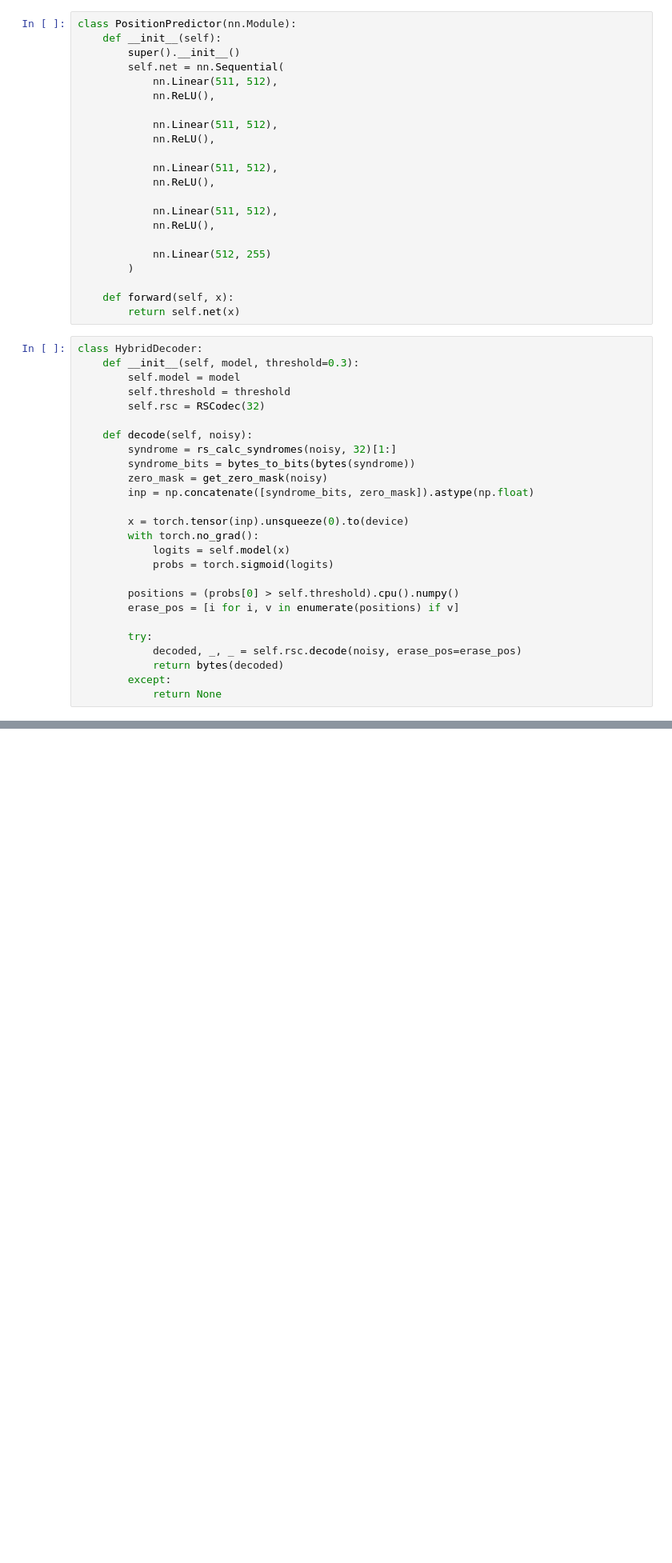
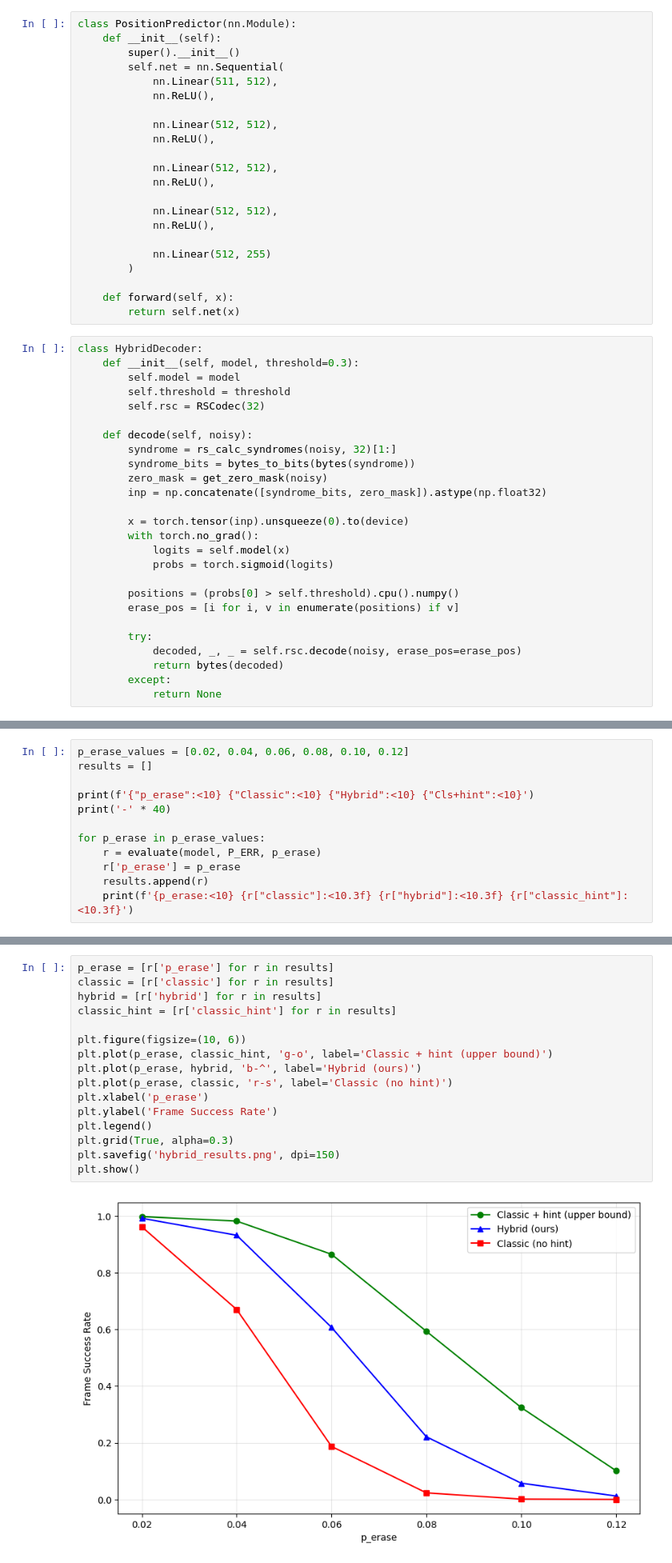
Before and after one commit to kayumov-24B81/RS_oracle, a Jupyter notebook: experiments/02_model.ipynb, the cells around one changed output, grey strips where cells are left out. Shown: that part at 80% size. Drawn from its saved outputs; the diff is of its cells as text; blank space fills up the shorter version.

```diff
--- a/experiments/02_model.ipynb
+++ b/experiments/02_model.ipynb
@@ -27,13 +30,13 @@ class PositionPredictor(nn.Module):
             nn.Linear(511, 512),
             nn.ReLU(),
 
-            nn.Linear(511, 512),
+            nn.Linear(512, 512),
             nn.ReLU(),
 
-            nn.Linear(511, 512),
+            nn.Linear(512, 512),
             nn.ReLU(),
 
-            nn.Linear(511, 512),
+            nn.Linear(512, 512),
             nn.ReLU(),
 
             nn.Linear(512, 255)
@@ -52,7 +55,7 @@ class HybridDecoder:
         syndrome = rs_calc_syndromes(noisy, 32)[1:]
         syndrome_bits = bytes_to_bits(bytes(syndrome))
         zero_mask = get_zero_mask(noisy)
-        inp = np.concatenate([syndrome_bits, zero_mask]).astype(np.float)
+        inp = np.concatenate([syndrome_bits, zero_mask]).astype(np.float32)
 
         x = torch.tensor(inp).unsqueeze(0).to(device)
         with torch.no_grad():
@@ -120,0 +152,12 @@ def evaluate(model, p_err, p_erase, num_samples=1000):
+# %%
+p_erase_values = [0.02, 0.04, 0.06, 0.08, 0.10, 0.12]
+results = []
+
+print(f'{"p_erase":<10} {"Classic":<10} {"Hybrid":<10} {"Cls+hint":<10}')
+print('-' * 40)
+
+for p_erase in p_erase_values:
+    r = evaluate(model, P_ERR, p_erase)
+    r['p_erase'] = p_erase
+    results.append(r)
+    print(f'{p_erase:<10} {r["classic"]:<10.3f} {r["hybrid"]:<10.3f} {r["classic_hint"]:<10.3f}')
@@ -120,0 +173,18 @@ def evaluate(model, p_err, p_erase, num_samples=1000):
+# %%
+p_erase = [r['p_erase'] for r in results]
+classic = [r['classic'] for r in results]
+hybrid = [r['hybrid'] for r in results]
+classic_hint = [r['classic_hint'] for r in results]
+
+plt.figure(figsize=(10, 6))
+plt.plot(p_erase, classic_hint, 'g-o', label='Classic + hint (upper bound)')
+plt.plot(p_erase, hybrid, 'b-^', label='Hybrid (ours)')
+plt.plot(p_erase, classic, 'r-s', label='Classic (no hint)')
+plt.xlabel('p_erase')
+plt.ylabel('Frame Success Rate')
+plt.legend()
+plt.grid(True, alpha=0.3)
+plt.savefig('hybrid_results.png', dpi=150)
+plt.show()
+# %% [output]
+[figure, added]
```
Also changed, not shown: parts of 5 cells of this notebook, 1 other file.
